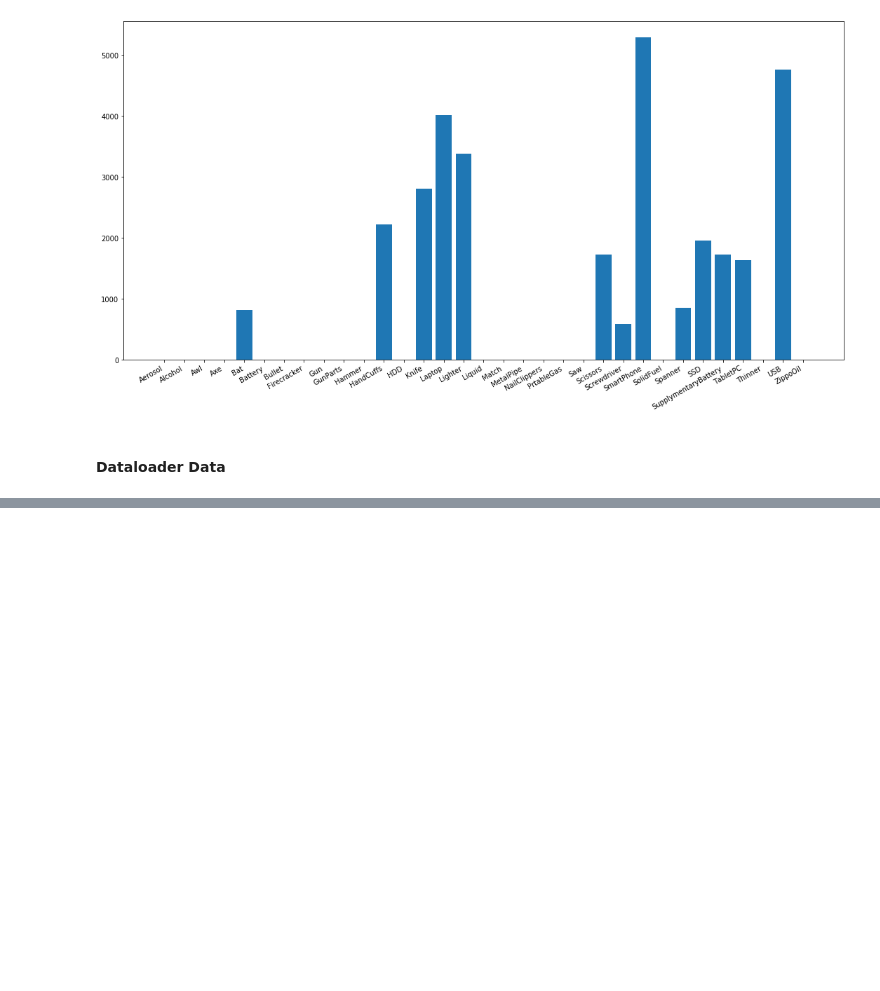
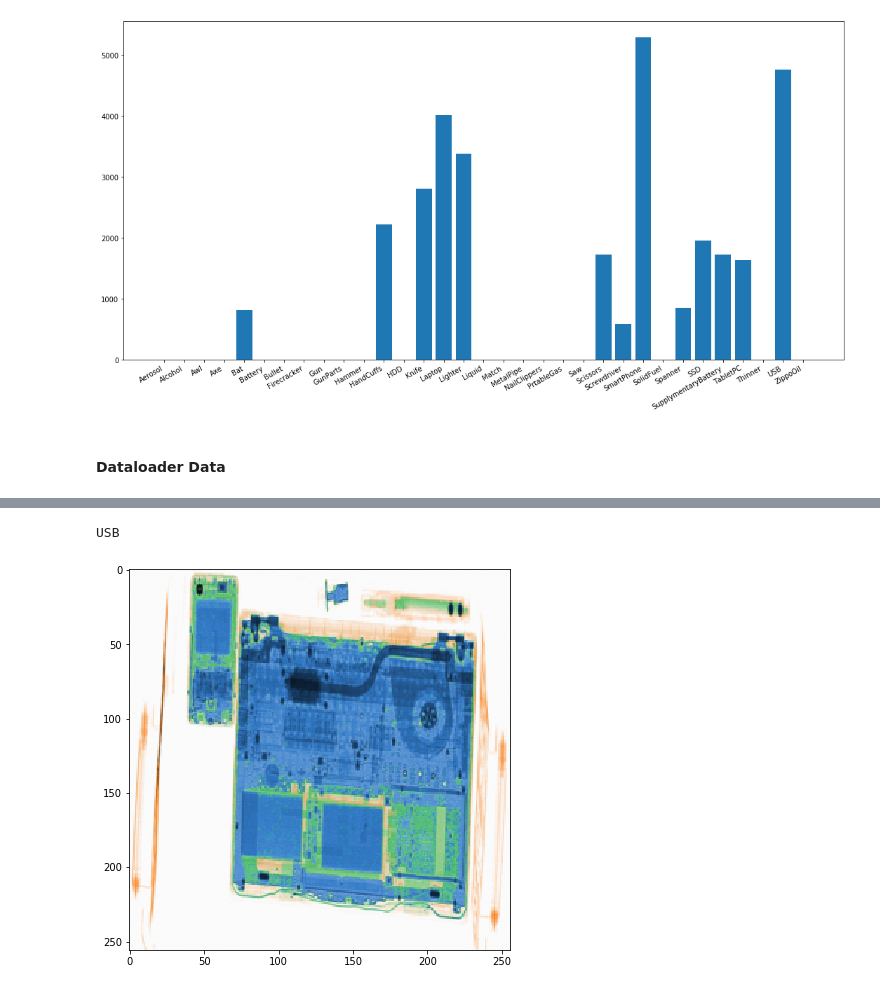
Before and after one commit to ByeongGil-Jung/AI_Lab-Dataloader-for-X-Ray-Images-of-Dangerous-Goods, a Jupyter notebook: danger_dataloader.ipynb, the cells around one changed output, grey strips where cells are left out. Cells and saved outputs as stored; diff of their text form; code cells hidden in the pictures; blank space fills up the shorter version.

```diff
--- a/danger_dataloader.ipynb
+++ b/danger_dataloader.ipynb
@@ -311,0 +350,10 @@ plt.show()
+# %%
+idx_range = [1, 203, 503, 205, 236]
+img_list = list()
+label_list = list()
+# %%
+for data_element in data[idx_range]:
+    img_3d = data_element.reshape((3, 256, 256))
+    img_3d = img_3d.transpose(1, 2, 0)
+
+    img_list.append(img_3d)
@@ -311,0 +370,10 @@ plt.show()
+# %%
+idx = 0
+
+print(label_list[idx])
+plt.figure(figsize=(15, 7))
+plt.imshow(img_list[idx])
+plt.show()
+# %% [output]
+USB
+[figure, added]
```
Also changed, not shown: parts of 24 cells of this notebook.
